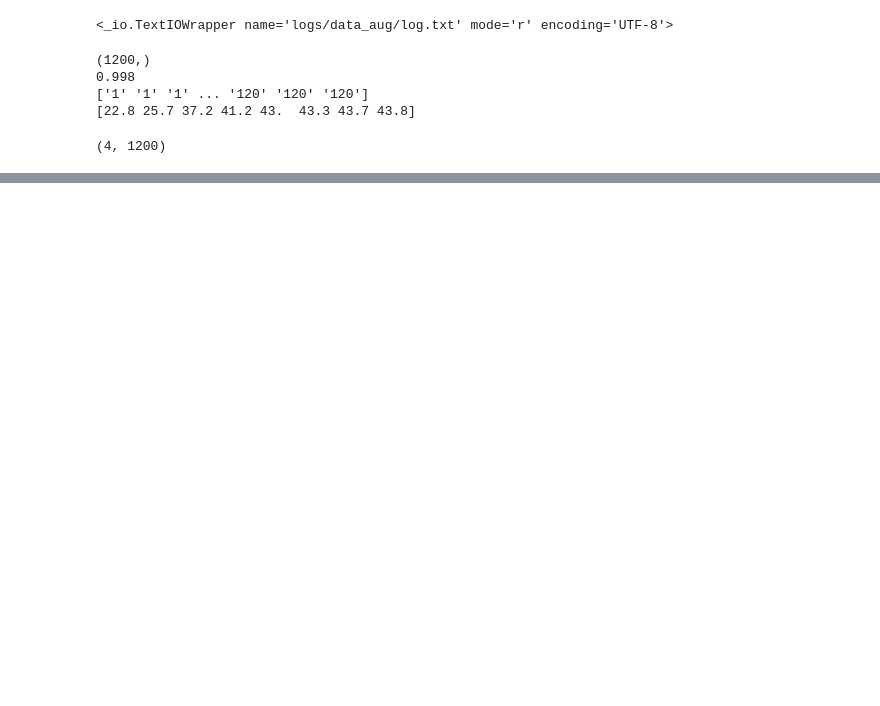
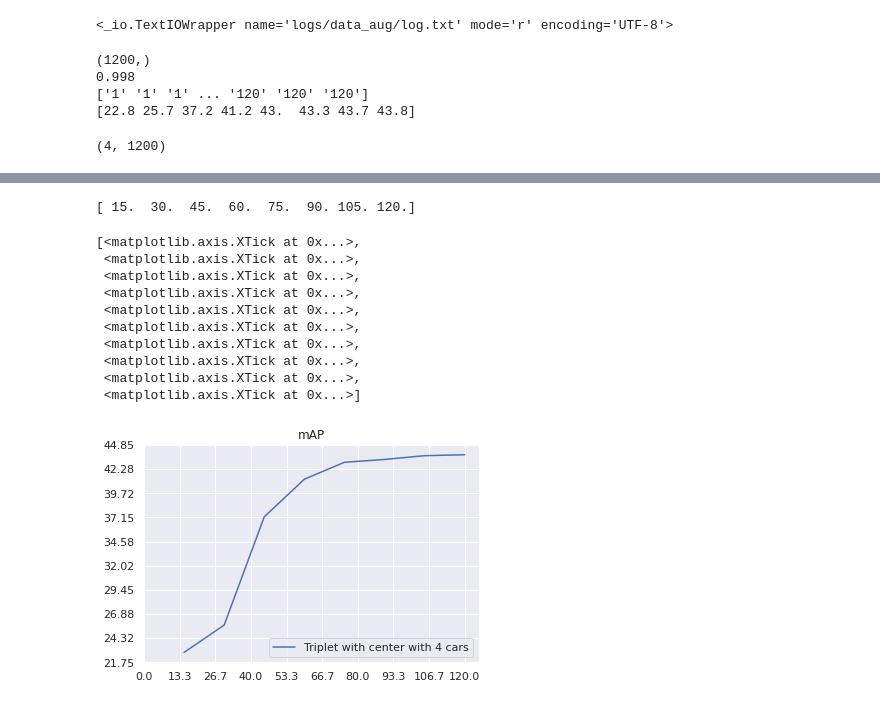
Before and after one commit to nodiz/reid-strong-baseline, a Jupyter notebook: plot log.ipynb, the cells around one changed output, grey strips where cells are left out. Cells and saved outputs as stored; diff of their text form; code cells hidden in the pictures; blank space fills up the shorter version.

```diff
--- a/plot log.ipynb
+++ b/plot log.ipynb
@@ -146,14 +146,27 @@ ax.set_xticks(np.linspace(0,120,10))
 # %%
 plt.figure()
 plt.title('mAP')
 x=np.linspace(15,120,8)
 print(x)
 plt.plot(x,mAP,label='Triplet with center with 4 cars')
 plt.legend()
 ax = plt.gca()
 ymin, ymax = ax.get_ylim()
 ax.set_yticks(np.linspace(ymin,ymax,10))
-ax.set_xticks(np.linspace(0,120,20))
+ax.set_xticks(np.linspace(0,120,10))
+# %% [output]
+[ 15.  30.  45.  60.  75.  90. 105. 120.]
+[<matplotlib.axis.XTick at 0x...>,
+ <matplotlib.axis.XTick at 0x...>,
+ <matplotlib.axis.XTick at 0x...>,
+ <matplotlib.axis.XTick at 0x...>,
+ <matplotlib.axis.XTick at 0x...>,
+ <matplotlib.axis.XTick at 0x...>,
+ <matplotlib.axis.XTick at 0x...>,
+ <matplotlib.axis.XTick at 0x...>,
+ <matplotlib.axis.XTick at 0x...>,
+ <matplotlib.axis.XTick at 0x...>]
+[figure, added]
 # %%
 plt.figure()
 plt.title('Rank1')
```
Also changed, not shown: parts of 2 cells of this notebook.
